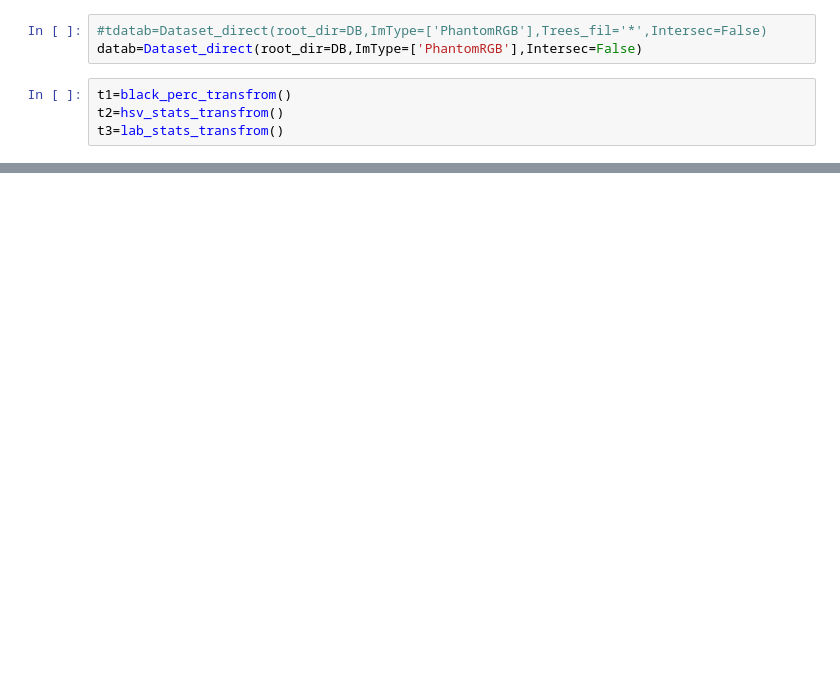
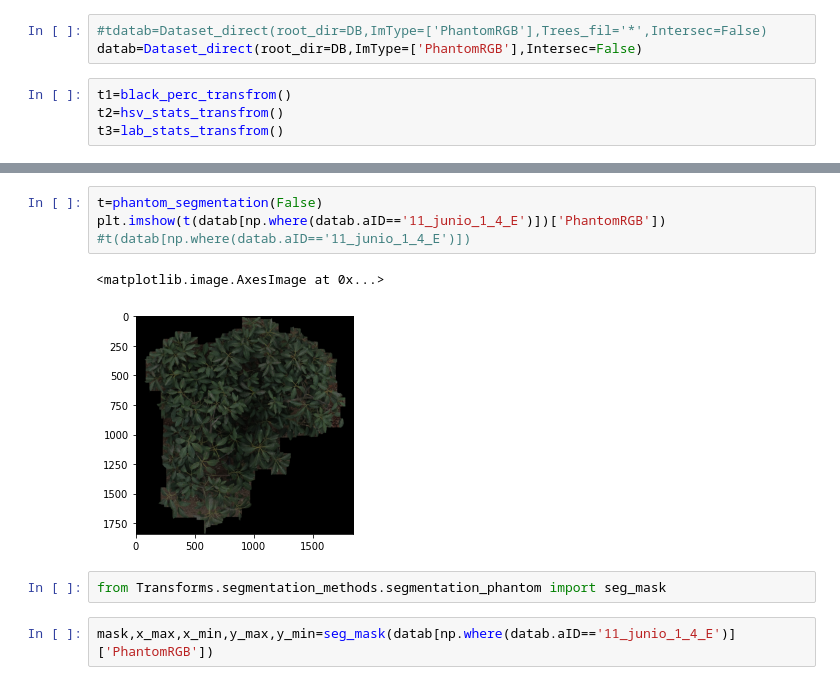
Before and after one commit to Abdigal1/paltas_repo, a Jupyter notebook: Data_prep/Dataloader.ipynb, the cells around one changed output, grey strips where cells are left out. Cells and saved outputs as stored; diff of their text form; blank space fills up the shorter version.

```diff
--- a/Data_prep/Dataloader.ipynb
+++ b/Data_prep/Dataloader.ipynb
@@ -76,0 +201,11 @@ os.listdir(os.path.join(DB,os.listdir(DB)[0],'PhantomRGB'))
+# %%
+t=phantom_segmentation(False)
+plt.imshow(t(datab[np.where(datab.aID=='11_junio_1_4_E')])['PhantomRGB'])
+#t(datab[np.where(datab.aID=='11_junio_1_4_E')])
+# %% [output]
+<matplotlib.image.AxesImage at 0x...>
+[figure, added]
+# %%
+from Transforms.segmentation_methods.segmentation_phantom import seg_mask
+# %%
+mask,x_max,x_min,y_max,y_min=seg_mask(datab[np.where(datab.aID=='11_junio_1_4_E')]['PhantomRGB'])
```
Also changed, not shown: parts of 39 cells of this notebook, 7 other files.
